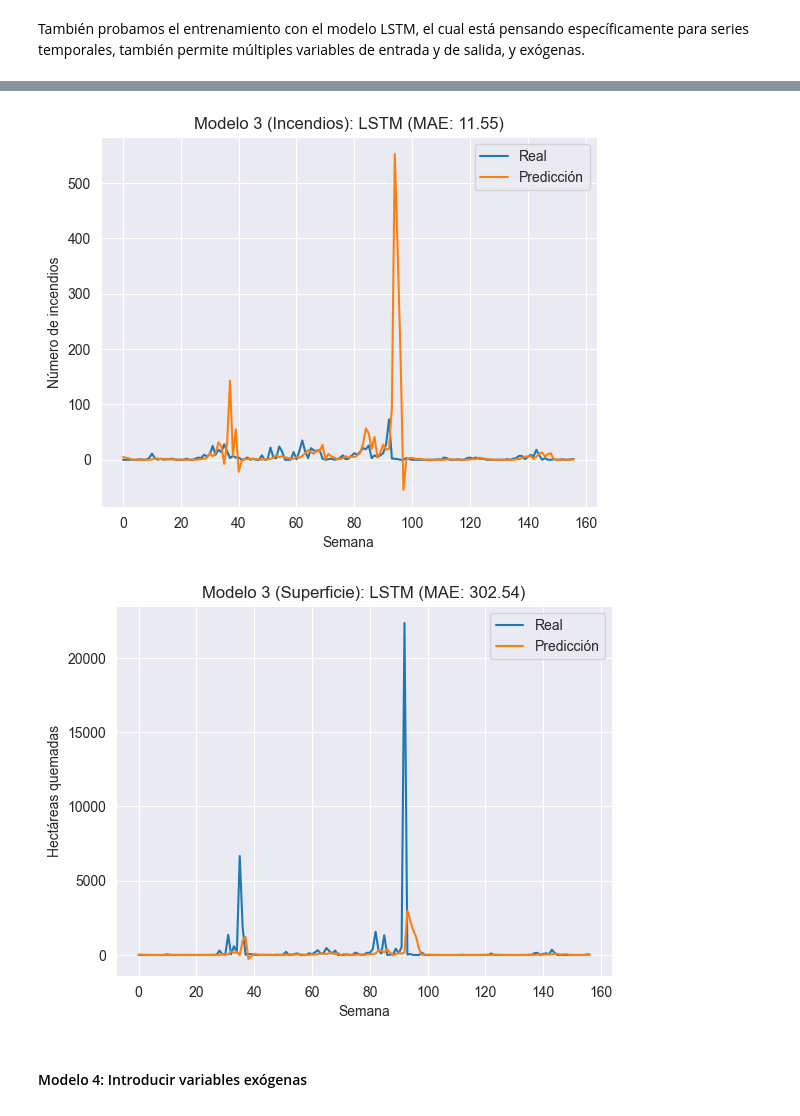
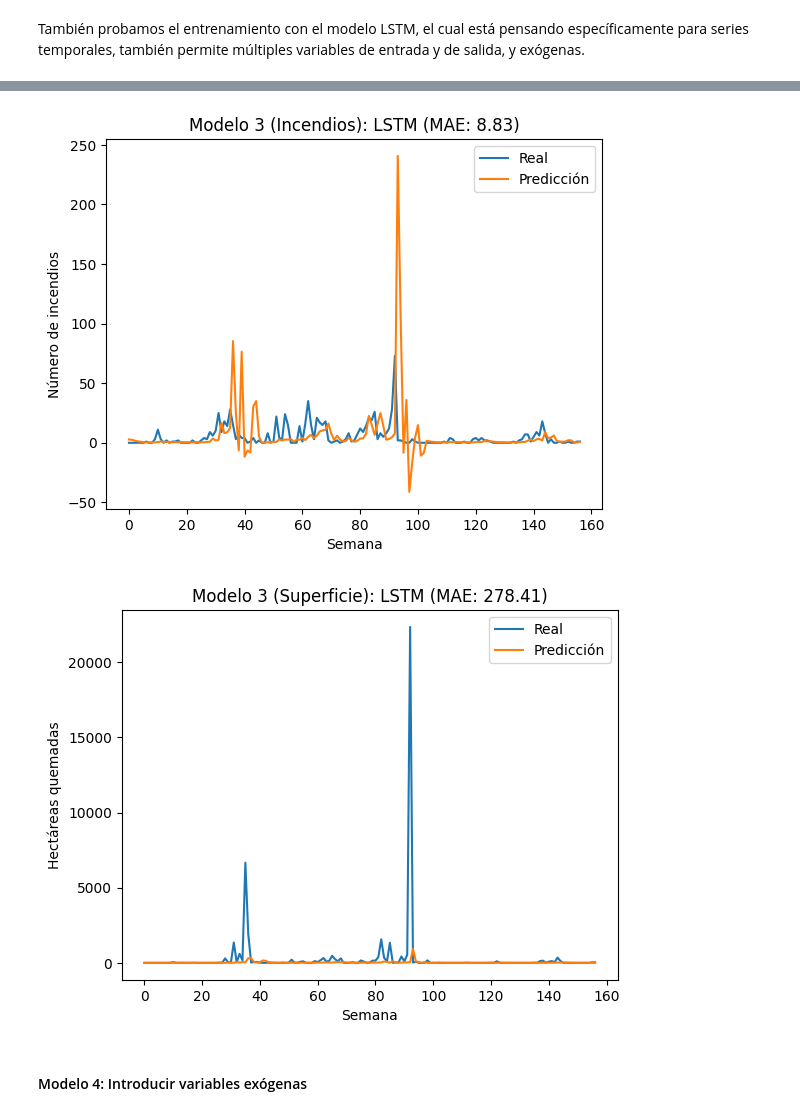
Before and after one commit to JozsefIvanGafo/4-Year-Q1-iao-project-Prediction-of-Forest-fires-in-Galicia-Spain2024-UC3M, a Jupyter notebook: prediction_time_series.ipynb, the cells around one changed output, grey strips where cells are left out. Saved outputs shown, nothing was run; the diff lists cells and outputs as text; code cells hidden in the pictures.

Commit message:
n_weeks = 10, revisión gráficas

```diff
--- a/prediction_time_series.ipynb
+++ b/prediction_time_series.ipynb
@@ -573,7 +573,7 @@ target_vars = ["numero_incendios", "superficie_total"]
 exogenous_vars = []
 
 # Supongamos que df_train ya contiene estas variables
-n_weeks = 5  # Número de semanas previas
+n_weeks = 10  # Número de semanas previas
 df_windowed_train = create_windowed_dataframe(df_train, n_weeks, target_vars, exogenous_vars)
 
 # Concatenar las últimas n semanas del train al inicio del test para poder predecir las primeras semanas de test
@@ -778,7 +779,7 @@ plt.plot(y_pred[:, 0], label="Predicción")
 plt.legend()
 plt.xlabel("Semana")
 plt.ylabel("Número de incendios")
-plt.title("Modelo 3 (Incendios): LSTM (MAE: 11.55)")
+plt.title("Modelo 3 (Incendios): LSTM (MAE: 8.83)")
 plt.show()
 
 plt.figure()
@@ -787,7 +788,7 @@ plt.plot(y_pred[:, 1], label="Predicción")
 plt.legend()
 plt.xlabel("Semana")
 plt.ylabel("Hectáreas quemadas")
-plt.title("Modelo 3 (Superficie): LSTM (MAE: 302.54)")
+plt.title("Modelo 3 (Superficie): LSTM (MAE: 278.41)")
 plt.show()
 # %% [output]
 9/9 ━━━━━━━━━━━━━━━━━━━━ 0s 13ms/step
@@ -802,5 +803,5 @@ Error superficie: 326.61998516511574
-[figure, old version]
+[figure, new version]
-[figure, old version]
+[figure, new version]
 # %%
 # plt.figure()
 # plt.plot(y_test["numero_incendios"].values, label="Real")
```
Also changed, not shown: parts of 11 cells of this notebook.
